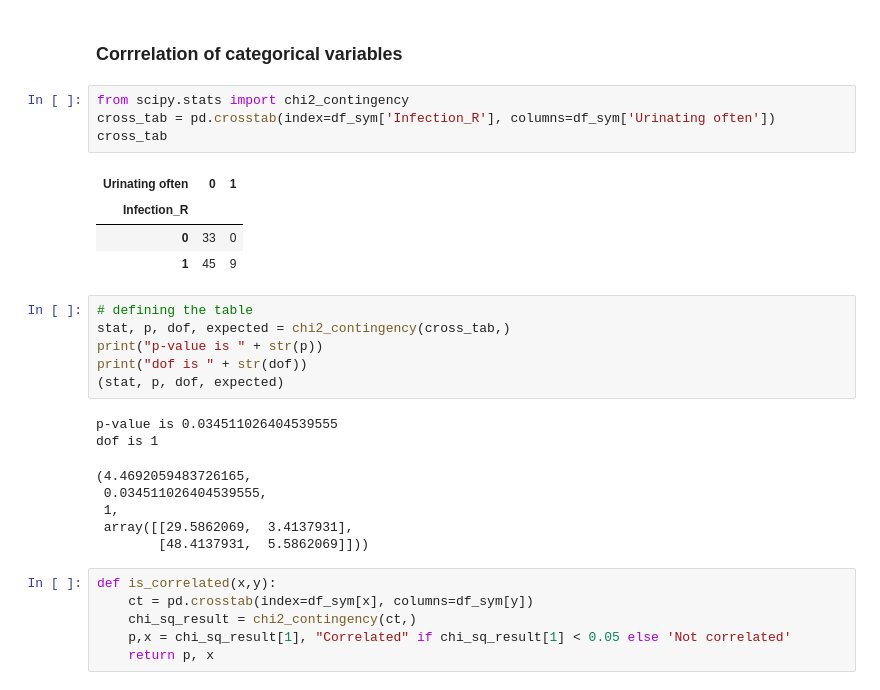
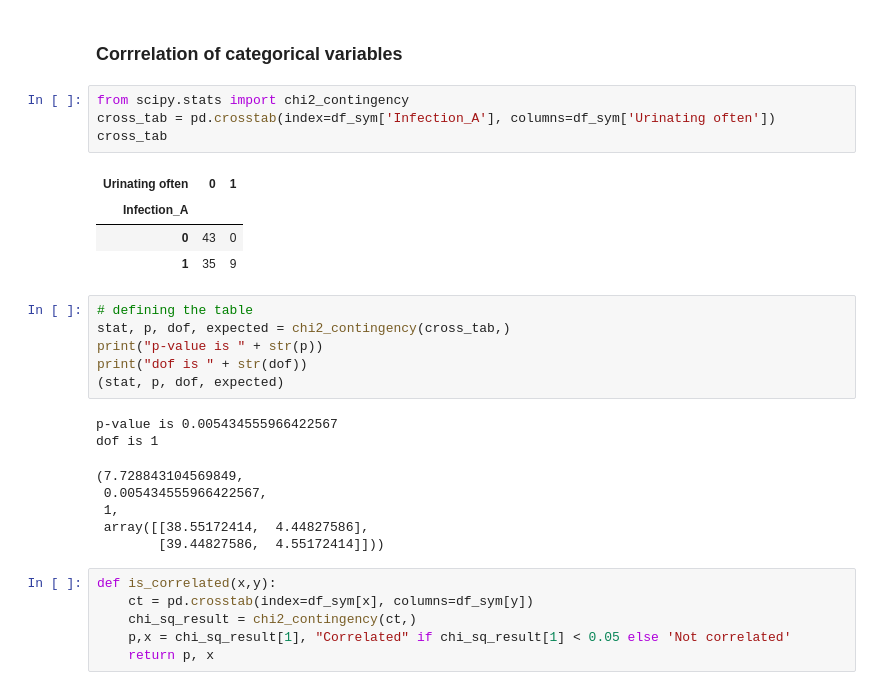
Before and after one commit to neeliit/DiagnosticsPy, a Jupyter notebook: comparision.ipynb, the cells around one changed output. Cells and saved outputs as stored; diff of their text form.

```diff
--- a/comparision.ipynb
+++ b/comparision.ipynb
@@ -682,13 +682,13 @@ dtype: object
 ### Corrrelation of categorical variables
 # %%
 from scipy.stats import chi2_contingency
-cross_tab = pd.crosstab(index=df_sym['Infection_R'], columns=df_sym['Urinating often'])
+cross_tab = pd.crosstab(index=df_sym['Infection_A'], columns=df_sym['Urinating often'])
 cross_tab
 # %% [output]
 | Urinating often | 0 | 1 |
-| Infection_R |  |  |
-| 0 | 33 | 0 |
-| 1 | 45 | 9 |
+| Infection_A |  |  |
+| 0 | 43 | 0 |
+| 1 | 35 | 9 |
 # %%
 # defining the table
 stat, p, dof, expected = chi2_contingency(cross_tab,)
@@ -696,13 +696,13 @@ print("p-value is " + str(p))
 print("dof is " + str(dof))
 (stat, p, dof, expected)
 # %% [output]
-p-value is 0.034511026404539555
+p-value is 0.005434555966422567
 dof is 1
-(4.4692059483726165,
- 0.034511026404539555,
+(7.728843104569849,
+ 0.005434555966422567,
  1,
- array([[29.5862069,  3.4137931],
-        [48.4137931,  5.5862069]]))
+ array([[38.55172414,  4.44827586],
+        [39.44827586,  4.55172414]]))
 # %%
 def is_correlated(x,y):
     ct = pd.crosstab(index=df_sym[x], columns=df_sym[y])
```
Also changed, not shown: parts of 5 cells of this notebook, 1 other file.
